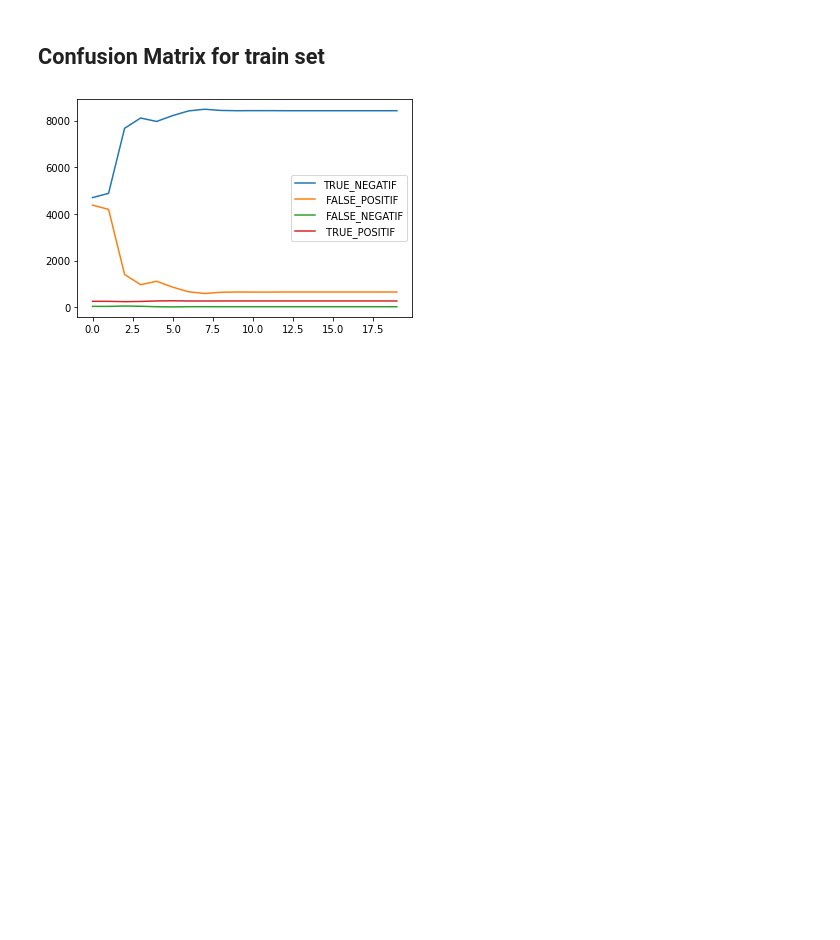
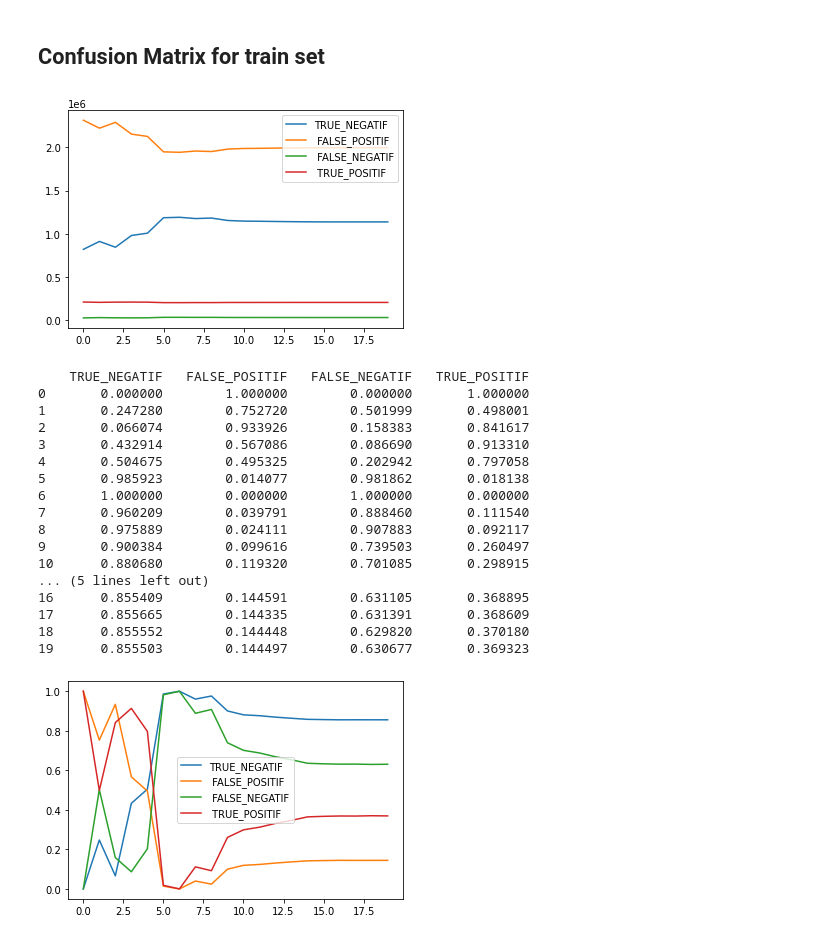
Before and after one commit to abelaktib/projet_long, a Jupyter notebook: analysebigdata/analyse copy.ipynb, the cells around one changed output. Drawn from its saved outputs; the diff is of its cells as text; code cells hidden in the pictures; blank space fills up the shorter version.

```diff
--- a/analysebigdata/analyse copy.ipynb
+++ b/analysebigdata/analyse copy.ipynb
@@ -106,8 +105,32 @@ plt.show()
 # %% [markdown]
 ## Confusion Matrix for train set
 # %%
-df = pd.read_csv("confusion_matrix.csv",skiprows=[2,4,6,8,10,12,14,16,18,20,22,24,26,28,30,32,34,36,38])
+df = pd.read_csv("bigdata.csv",skiprows=[2,4,6,8,10,12,14,16,18,20,22,24,26,28,30,32,34,36,38])
 fig = df.plot()
 plt.show()
+scaler = MinMaxScaler()
+normalized_data = scaler.fit_transform(df)
+normalized_df = pd.DataFrame(normalized_data, columns=df.columns)
+print(normalized_df)
+fig2 = normalized_df.plot()
+plt.show()
 # %% [output]
-[figure, old version]
+[figure, new version]
+    TRUE_NEGATIF   FALSE_POSITIF   FALSE_NEGATIF   TRUE_POSITIF
+0       0.000000        1.000000        0.000000       1.000000
+1       0.247280        0.752720        0.501999       0.498001
+2       0.066074        0.933926        0.158383       0.841617
+3       0.432914        0.567086        0.086690       0.913310
+4       0.504675        0.495325        0.202942       0.797058
+5       0.985923        0.014077        0.981862       0.018138
+6       1.000000        0.000000        1.000000       0.000000
+7       0.960209        0.039791        0.888460       0.111540
+8       0.975889        0.024111        0.907883       0.092117
+9       0.900384        0.099616        0.739503       0.260497
+10      0.880680        0.119320        0.701085       0.298915
+... (5 lines left out)
+16      0.855409        0.144591        0.631105       0.368895
+17      0.855665        0.144335        0.631391       0.368609
+18      0.855552        0.144448        0.629820       0.370180
+19      0.855503        0.144497        0.630677       0.369323
+[figure, added]
```
Also changed, not shown: parts of 11 cells of this notebook.
